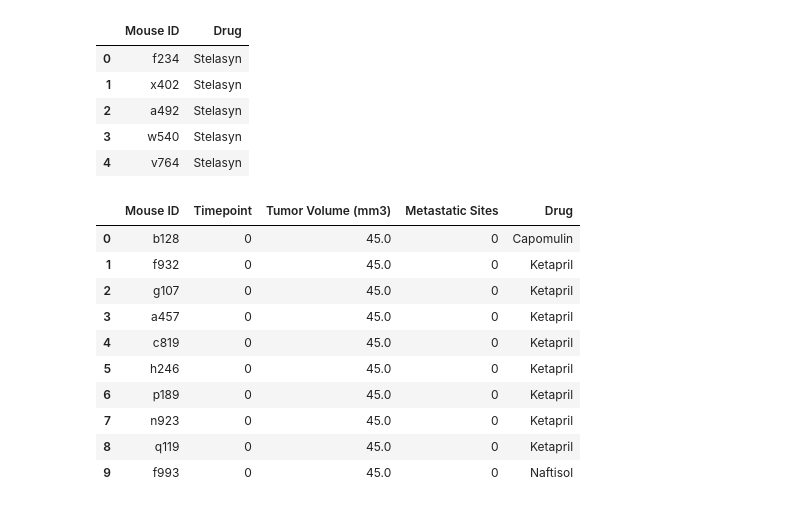
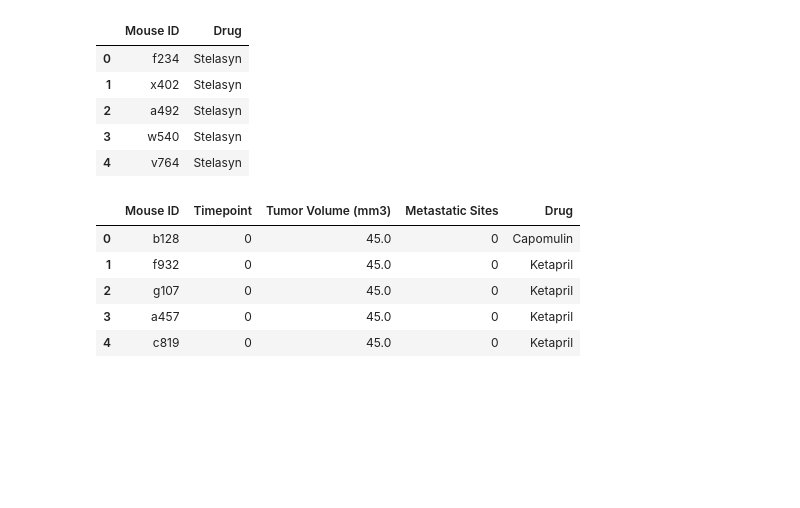
Before and after one commit to gianmillare/Pymaceuticals, a Jupyter notebook: Pymaceuticals/Pymaceuticals.ipynb, the cells around one changed output. Drawn from its saved outputs; the diff is of its cells as text; code cells hidden in the pictures; blank space fills up the shorter version.

```diff
--- a/Pymaceuticals/Pymaceuticals.ipynb
+++ b/Pymaceuticals/Pymaceuticals.ipynb
@@ -10,6 +11,7 @@ import csv
 import warnings
 warnings.filterwarnings('ignore')
 # %%
-# Creating the path to the file
-clinicaltrial = os.path.join("data/clinicaltrial.csv")
-mousedrug = os.path.join("data/mousedrug.csv")
+# Creating the file paths
+csvpath1 = os.path.join("Resources", "clinicaltrial.csv")
+dataframect = pd.read_csv(csvpath1)
+dataframect.head()
@@ -27,26 +25,22 @@ dataframe_ct.head()
-# %%
-dataframe_md = pd.read_csv("data/mousedrug.csv")
-dataframe_md.head()
-# %% [output]
-|  | Mouse ID | Drug |
-| 0 | f234 | Stelasyn |
-| 1 | x402 | Stelasyn |
-| 2 | a492 | Stelasyn |
-| 3 | w540 | Stelasyn |
-| 4 | v764 | Stelasyn |
+# %%
+csvpath2 = os.path.join("Resources", "mousedrug.csv")
+dataframemd = pd.read_csv(csvpath2)
+dataframemd.head()
+# %% [output]
+|  | Mouse ID | Drug |
+| 0 | f234 | Stelasyn |
+| 1 | x402 | Stelasyn |
+| 2 | a492 | Stelasyn |
+| 3 | w540 | Stelasyn |
+| 4 | v764 | Stelasyn |
 # %%
-# Combine the dataframes
-dataframe = pd.merge(dataframe_ct, dataframe_md, on="Mouse ID",how="left")
-dataframe.head(10)
+# Merging the dataframes to create a master dataframe
+masterdf = pd.merge(dataframect, dataframemd, on="Mouse ID", how="left")
+masterdf.head()
 # %% [output]
 |  | Mouse ID | Timepoint | Tumor Volume (mm3) | Metastatic Sites | Drug |
 | 0 | b128 | 0 | 45.0 | 0 | Capomulin |
 | 1 | f932 | 0 | 45.0 | 0 | Ketapril |
 | 2 | g107 | 0 | 45.0 | 0 | Ketapril |
 | 3 | a457 | 0 | 45.0 | 0 | Ketapril |
 | 4 | c819 | 0 | 45.0 | 0 | Ketapril |
-| 5 | h246 | 0 | 45.0 | 0 | Ketapril |
-| 6 | p189 | 0 | 45.0 | 0 | Ketapril |
-| 7 | n923 | 0 | 45.0 | 0 | Ketapril |
-| 8 | q119 | 0 | 45.0 | 0 | Ketapril |
-| 9 | f993 | 0 | 45.0 | 0 | Naftisol |
```
Also changed, not shown: parts of 17 cells of this notebook.
